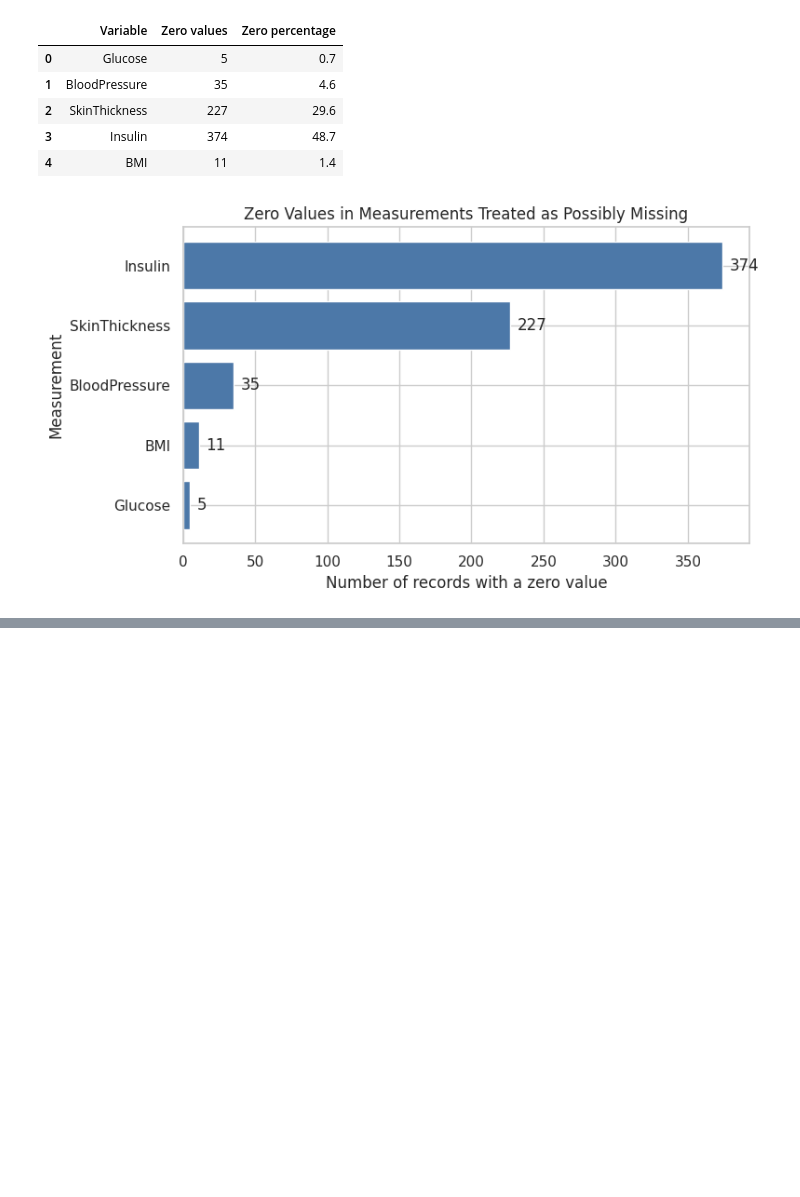
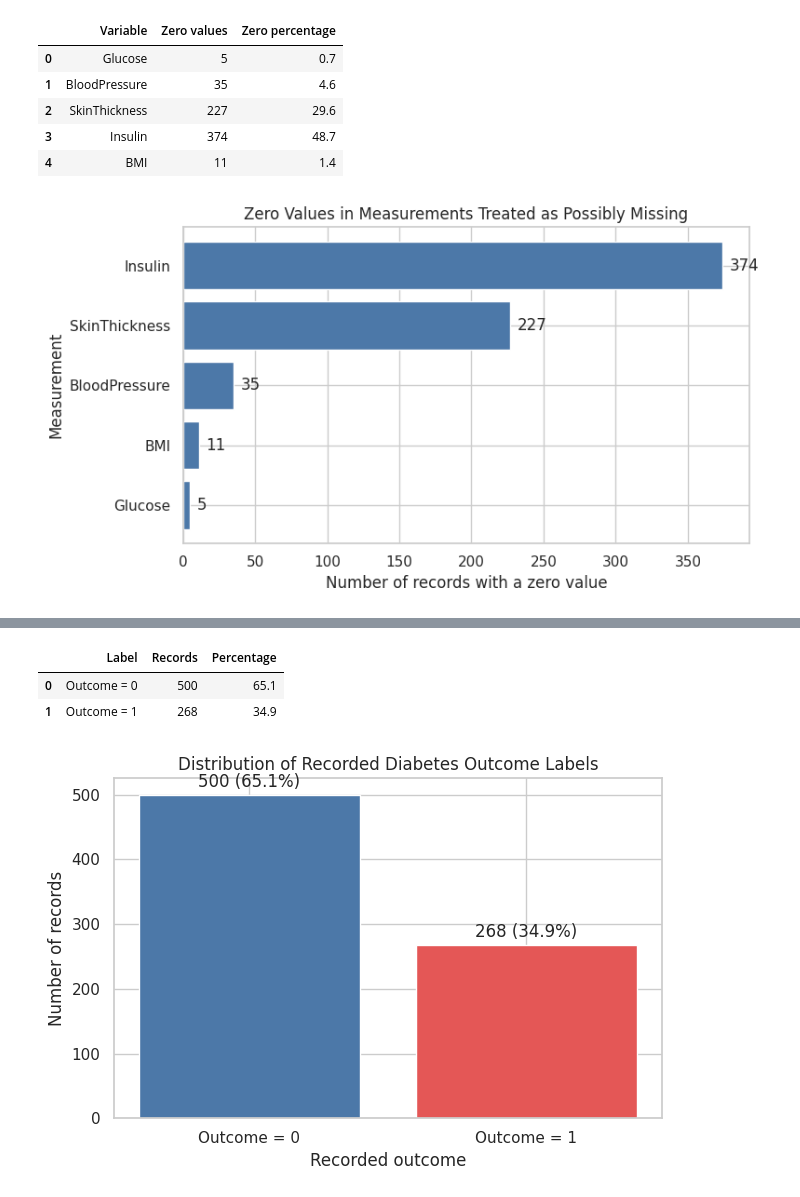
Before and after one commit to rodrigoviannasn/mat422-insulin-diabetes-project, a Jupyter notebook: notebooks/01_data_audit_eda.ipynb, the cells around one changed output, grey strips where cells are left out. Cells and saved outputs as stored; diff of their text form; code cells hidden in the pictures; blank space fills up the shorter version.

Commit message:
Add outcome balance analysis

```diff
--- a/notebooks/01_data_audit_eda.ipynb
+++ b/notebooks/01_data_audit_eda.ipynb
@@ -176,0 +181,65 @@ plt.show()
+# %%
+# Summarize and visualize the distribution of recorded outcome labels.
+
+outcome_summary = (
+    df["Outcome"]
+    .value_counts()
+    .sort_index()
+    .rename_axis("Outcome")
+    .reset_index(name="Records")
+)
+
+outcome_summary["Label"] = outcome_summary["Outcome"].map({
+    0: "Outcome = 0",
+    1: "Outcome = 1",
+})
+
+outcome_summary["Percentage"] = (
+    outcome_summary["Records"] / len(df) * 100
+).round(1)
+
+display(outcome_summary[["Label", "Records", "Percentage"]])
+
+outcome_summary.to_csv(
+    TABLES_DIR / "outcome_balance_summary.csv",
+    index=False,
+)
+
+fig, ax = plt.subplots(figsize=(6.5, 4.5))
+
+bars = ax.bar(
+    outcome_summary["Label"],
+    outcome_summary["Records"],
+    color=["#4C78A8", "#E45756"],
+)
+
+ax.set_title("Distribution of Recorded Diabetes Outcome Labels")
+ax.set_xlabel("Recorded outcome")
+ax.set_ylabel("Number of records")
+
+for bar, count, percentage in zip(
+    bars,
+    outcome_summary["Records"],
+    outcome_summary["Percentage"],
+):
+    ax.text(
+        bar.get_x() + bar.get_width() / 2,
+        bar.get_height() + 12,
+        f"{count} ({percentage}%)",
+        ha="center",
+    )
+
+plt.tight_layout()
+
+fig.savefig(
+    FIGURES_DIR / "outcome_balance.png",
+    dpi=300,
+    bbox_inches="tight",
+)
+
+plt.show()
+# %% [output]
+|  | Label | Records | Percentage |
+| 0 | Outcome = 0 | 500 | 65.1 |
+| 1 | Outcome = 1 | 268 | 34.9 |
+[figure, added]
```
Also changed, not shown: parts of 1 cell of this notebook.
